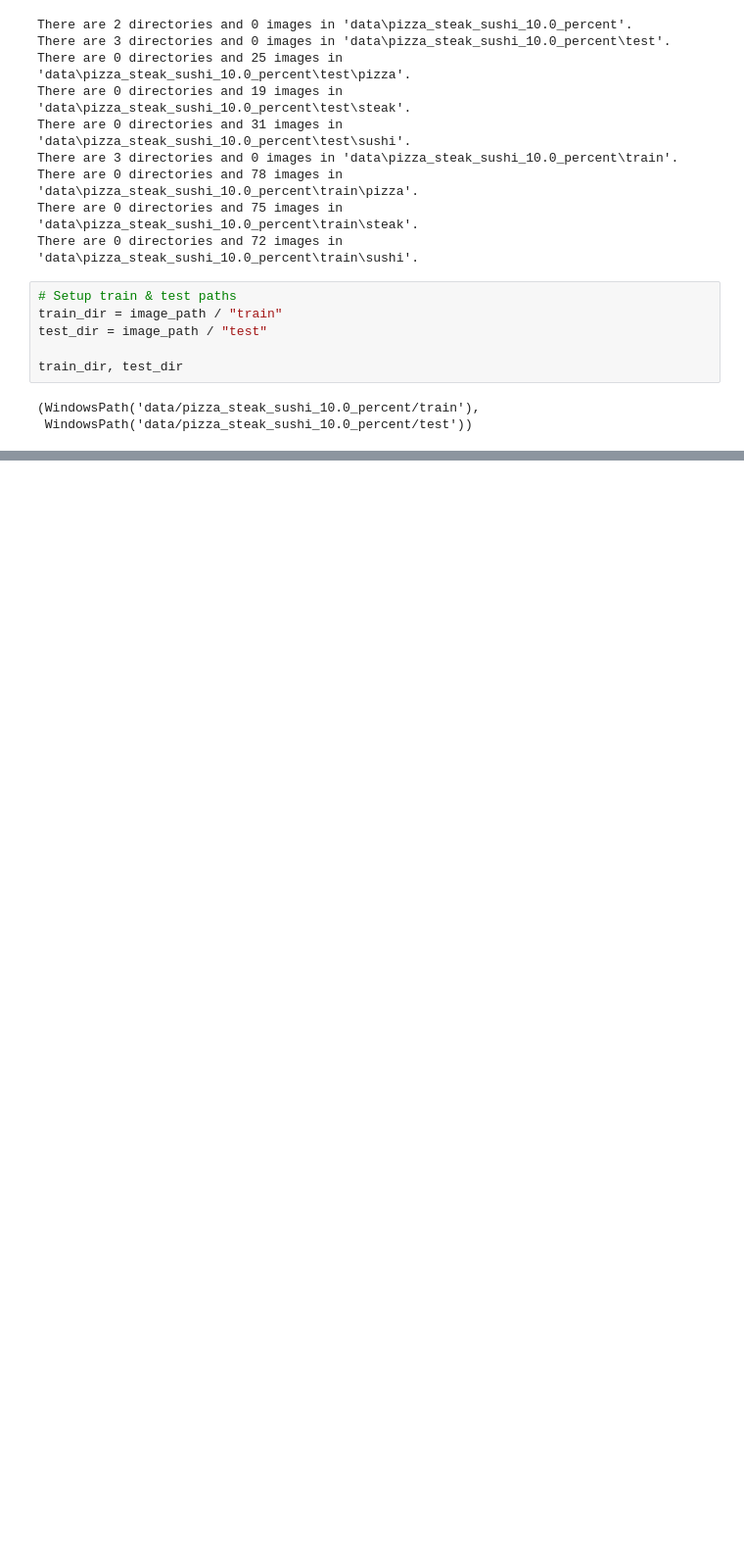
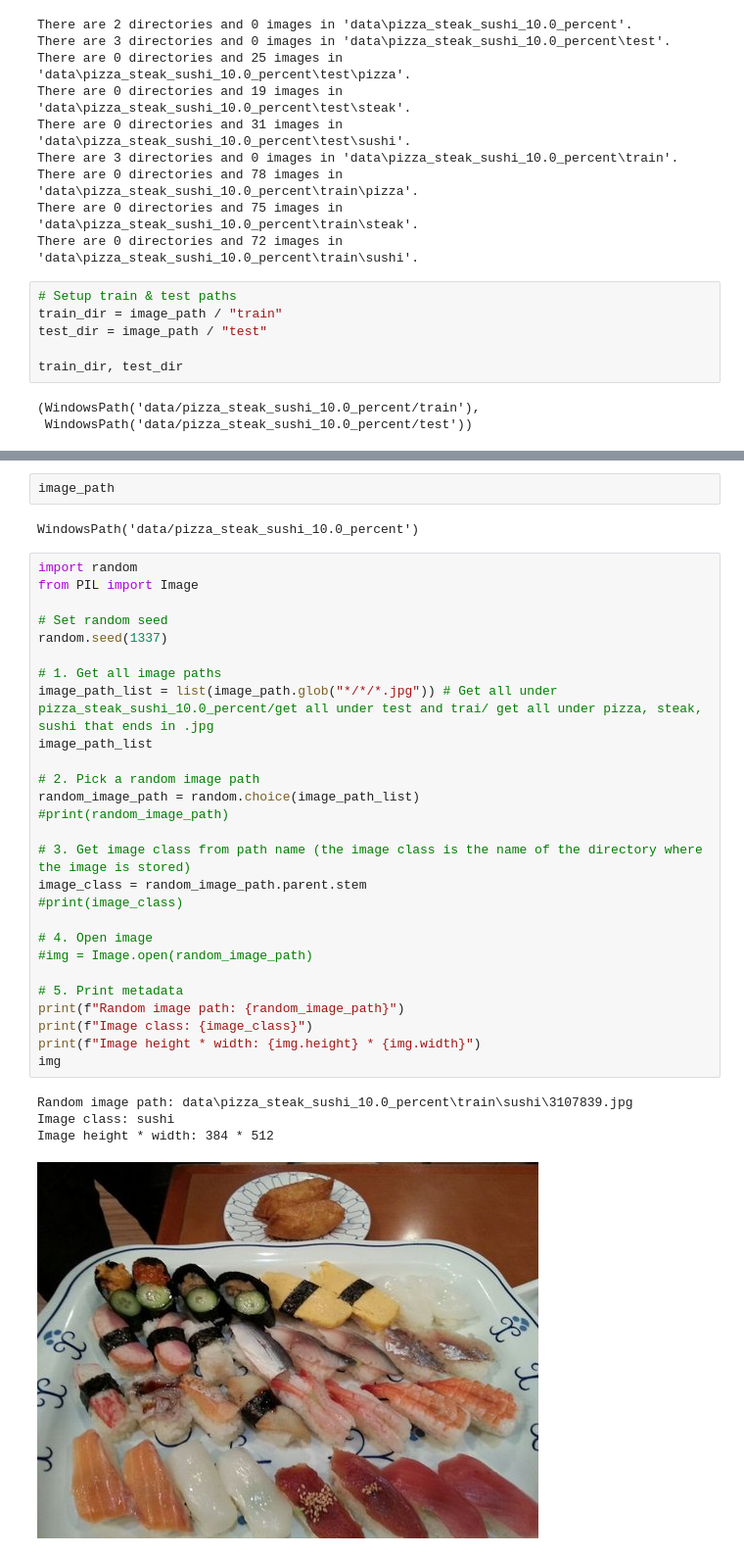
Before and after one commit to ggalindo11/Pytorch_Fundamentals, a Jupyter notebook: 04_pytorch_custom_datasets.ipynb, the cells around one changed output, grey strips where cells are left out. Shown at 98% size. Saved outputs shown, nothing was run; the diff lists cells and outputs as text; blank space fills up the shorter version.

```diff
--- a/04_pytorch_custom_datasets.ipynb
+++ b/04_pytorch_custom_datasets.ipynb
@@ -85,0 +95,36 @@ train_dir, test_dir
+# %%
+image_path
+# %% [output]
+WindowsPath('data/pizza_steak_sushi_10.0_percent')
+# %%
+import random
+from PIL import Image
+
+# Set random seed
+random.seed(1337)
+
+# 1. Get all image paths
+image_path_list = list(image_path.glob("*/*/*.jpg")) # Get all under pizza_steak_sushi_10.0_percent/get all under test and trai/ get all under pizza, steak, sushi that ends in .jpg
+image_path_list
+
+# 2. Pick a random image path
+random_image_path = random.choice(image_path_list)
+#print(random_image_path)
+
+# 3. Get image class from path name (the image class is the name of the directory where the image is stored)
+image_class = random_image_path.parent.stem
+#print(image_class)
+
+# 4. Open image
+#img = Image.open(random_image_path)
+
+# 5. Print metadata
+print(f"Random image path: {random_image_path}")
+print(f"Image class: {image_class}")
+print(f"Image height * width: {img.height} * {img.width}")
+img
+# %% [output]
+Random image path: data\pizza_steak_sushi_10.0_percent\train\sushi\3107839.jpg
+Image class: sushi
+Image height * width: 384 * 512
+[figure, added]
```
Also changed, not shown: parts of 1 cell of this notebook.
